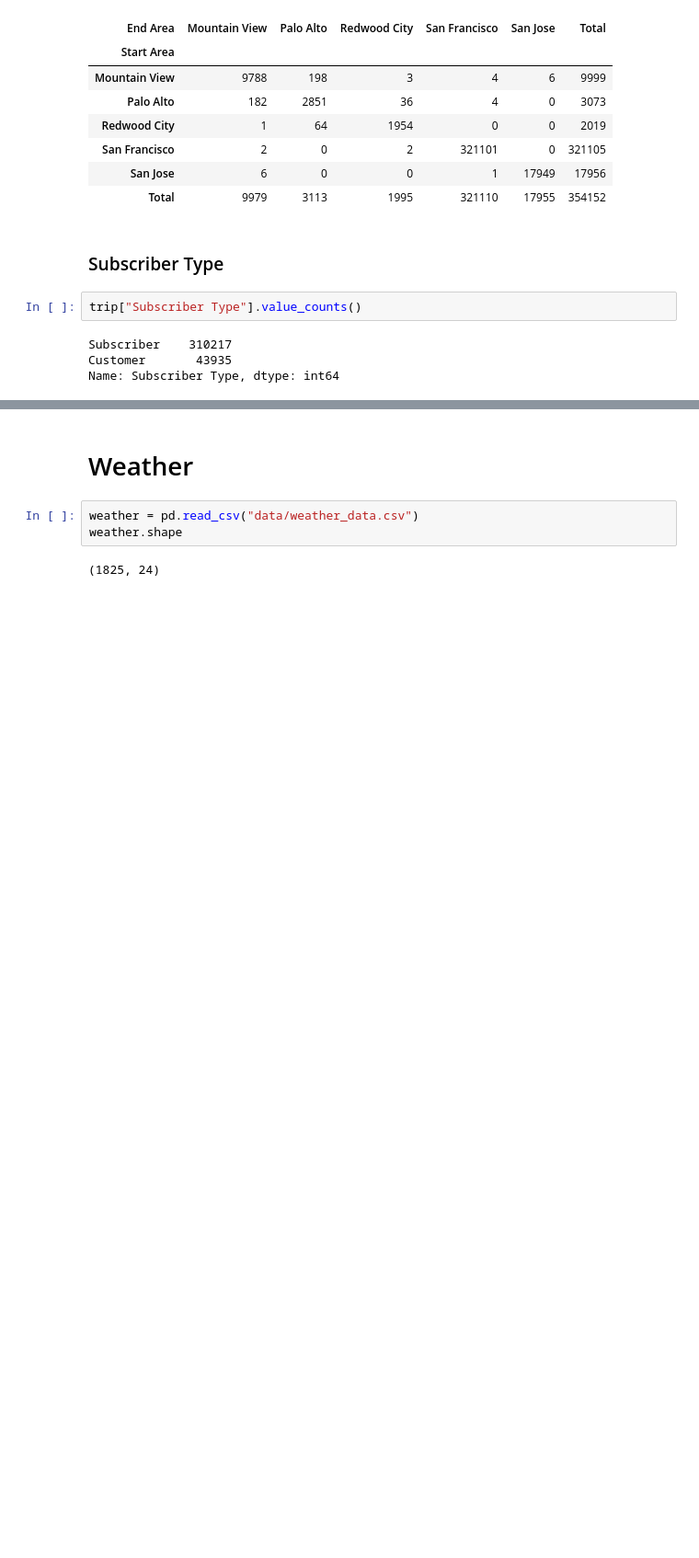
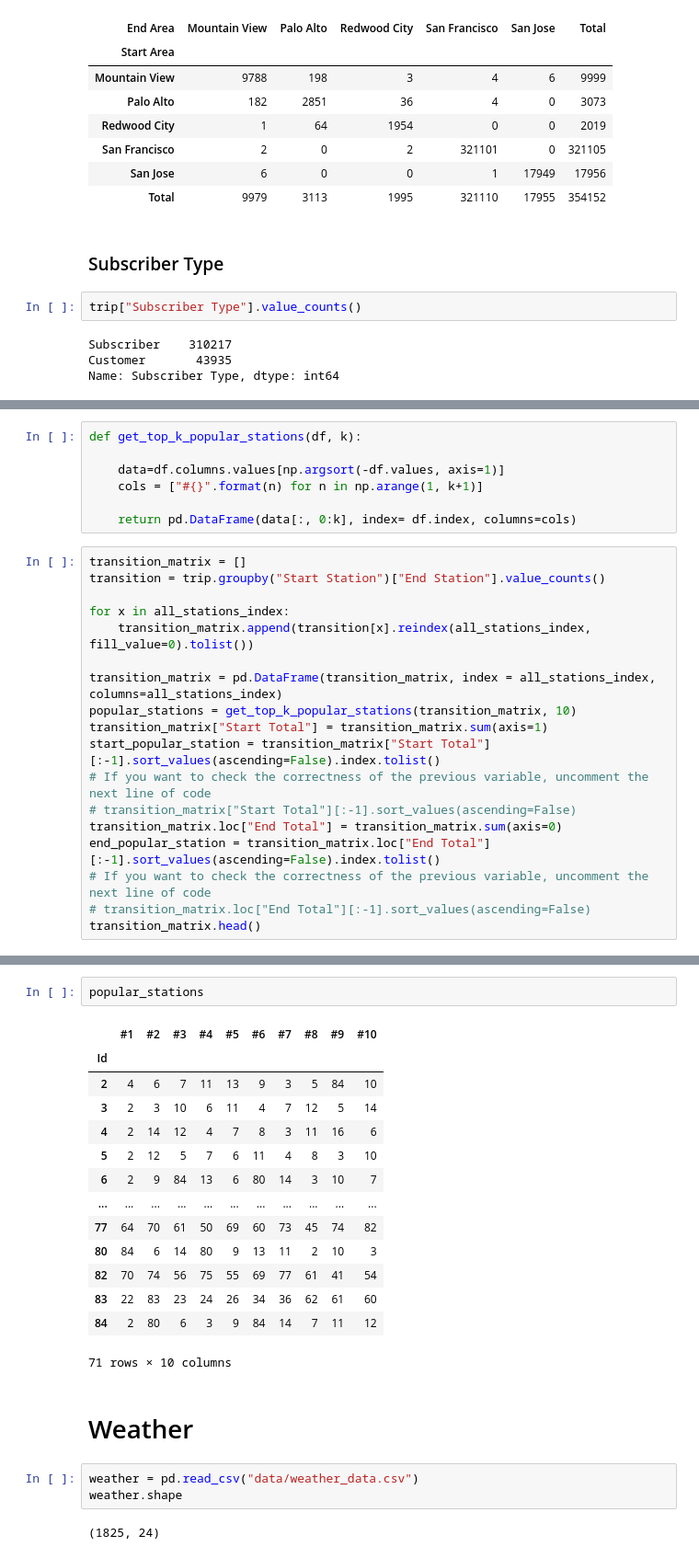
Before and after one commit to adrienbuche-27/bikerental-prediction, a Jupyter notebook: 01 - Data Exploration.ipynb, the cells around one changed output, grey strips where cells are left out. Shown: that part at 92% size. Saved outputs shown, nothing was run; the diff lists cells and outputs as text; blank space fills up the shorter version.

```diff
--- a/01 - Data Exploration.ipynb
+++ b/01 - Data Exploration.ipynb
@@ -395,0 +389,25 @@ Name: End Station, dtype: int64
+# %%
+def get_top_k_popular_stations(df, k):
+
+    data=df.columns.values[np.argsort(-df.values, axis=1)]
+    cols = ["#{}".format(n) for n in np.arange(1, k+1)]
+
+    return pd.DataFrame(data[:, 0:k], index= df.index, columns=cols)
+# %%
+transition_matrix = []
+transition = trip.groupby("Start Station")["End Station"].value_counts()
+
+for x in all_stations_index:
+    transition_matrix.append(transition[x].reindex(all_stations_index, fill_value=0).tolist())
+
+transition_matrix = pd.DataFrame(transition_matrix, index = all_stations_index, columns=all_stations_index)
+popular_stations = get_top_k_popular_stations(transition_matrix, 10)
+transition_matrix["Start Total"] = transition_matrix.sum(axis=1)
+start_popular_station = transition_matrix["Start Total"][:-1].sort_values(ascending=False).index.tolist()
+# If you want to check the correctness of the previous variable, uncomment the next line of code
+# transition_matrix["Start Total"][:-1].sort_values(ascending=False)
+transition_matrix.loc["End Total"] = transition_matrix.sum(axis=0)
+end_popular_station = transition_matrix.loc["End Total"][:-1].sort_values(ascending=False).index.tolist()
+# If you want to check the correctness of the previous variable, uncomment the next line of code
+# transition_matrix.loc["End Total"][:-1].sort_values(ascending=False)
+transition_matrix.head()
@@ -396,3 +423,20 @@ Name: End Station, dtype: int64
+# %%
+popular_stations
+# %% [output]
+|  | #1 | #2 | #3 | #4 | #5 | #6 | #7 | #8 | #9 | #10 |
+| Id |  |  |  |  |  |  |  |  |  |  |
+| 2 | 4 | 6 | 7 | 11 | 13 | 9 | 3 | 5 | 84 | 10 |
+| 3 | 2 | 3 | 10 | 6 | 11 | 4 | 7 | 12 | 5 | 14 |
+| 4 | 2 | 14 | 12 | 4 | 7 | 8 | 3 | 11 | 16 | 6 |
+| 5 | 2 | 12 | 5 | 7 | 6 | 11 | 4 | 8 | 3 | 10 |
+| 6 | 2 | 9 | 84 | 13 | 6 | 80 | 14 | 3 | 10 | 7 |
+| ... | ... | ... | ... | ... | ... | ... | ... | ... | ... | ... |
+| 77 | 64 | 70 | 61 | 50 | 69 | 60 | 73 | 45 | 74 | 82 |
+| 80 | 84 | 6 | 14 | 80 | 9 | 13 | 11 | 2 | 10 | 3 |
+| 82 | 70 | 74 | 56 | 75 | 55 | 69 | 77 | 61 | 41 | 54 |
+| 83 | 22 | 83 | 23 | 24 | 26 | 34 | 36 | 62 | 61 | 60 |
+| 84 | 2 | 80 | 6 | 3 | 9 | 84 | 14 | 7 | 11 | 12 |
+71 rows × 10 columns
 # %% [markdown]
 # Weather
 # %%
```
Also changed, not shown: parts of 19 cells of this notebook.
